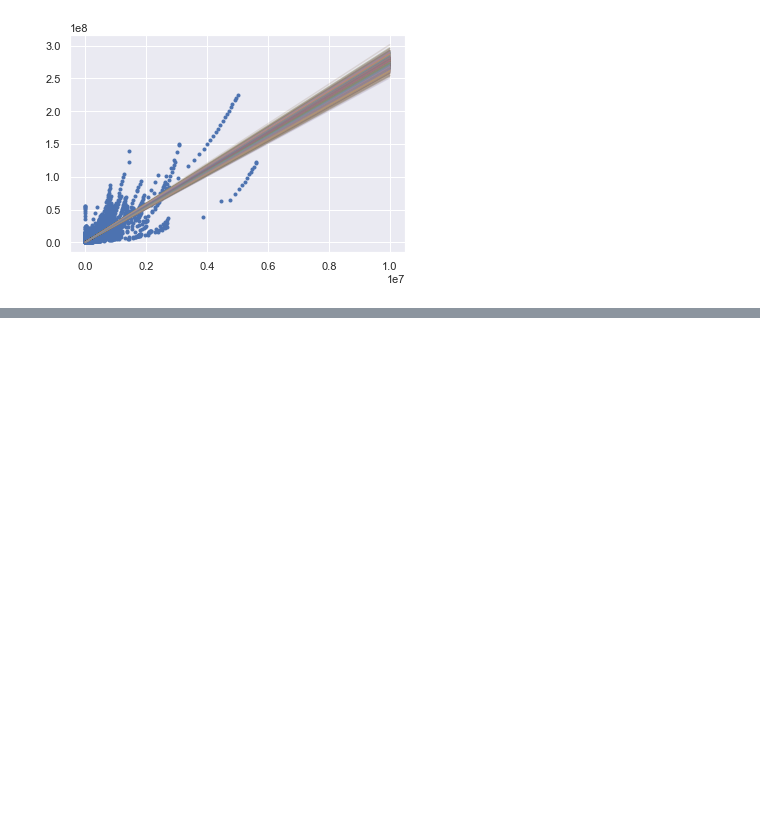
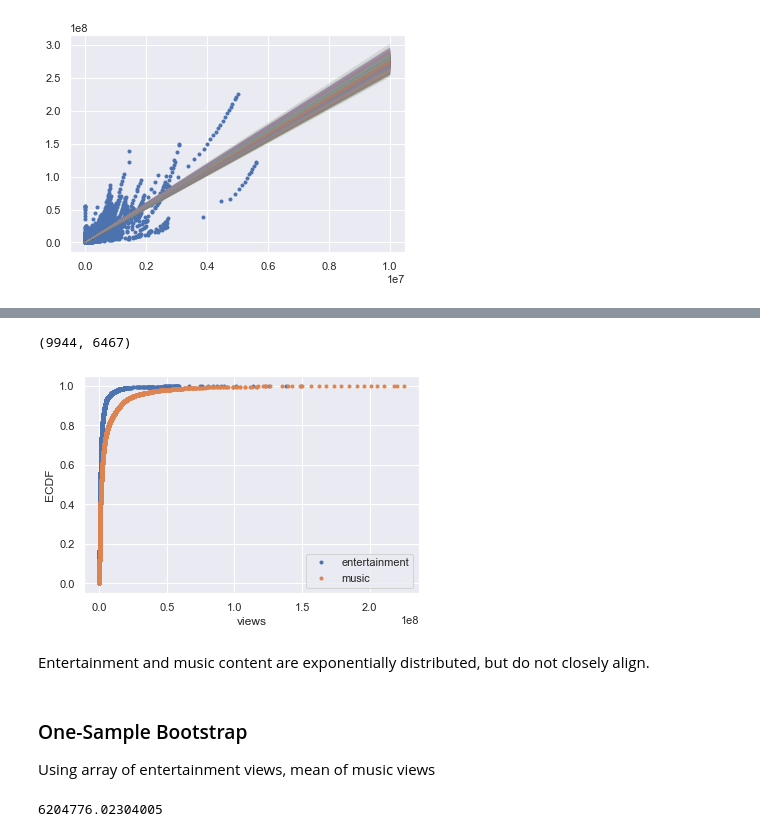
Before and after one commit to bakabbyy/youtube-trending, a Jupyter notebook: stats.ipynb, the cells around one changed output, grey strips where cells are left out. Cells and saved outputs as stored; diff of their text form; code cells hidden in the pictures; blank space fills up the shorter version.

```diff
--- a/stats.ipynb
+++ b/stats.ipynb
@@ -105,0 +130,38 @@ The confidence interval of the intercept of the LLS regression is:  [221096.7623
+# %%
+ent_views = df[df['category'] == 'Entertainment'].views
+music_views = df[df['category'] == 'Music'].views
+# %%
+ent_views.size, music_views.size
+# %% [output]
+(9944, 6467)
+# %%
+# entertainment ecdf
+n_1 = ent_views.size
+x_1 = np.sort(ent_views)
+y_1 = np.arange(1, n_1+1) / n_1
+
+plt.plot(x_1, y_1, marker='.', linestyle='none')
+
+# music ecdf
+n_2 = music_views.size
+x_2 = np.sort(music_views)
+y_2 = np.arange(1, n_2+1) / n_2
+
+plt.plot(x_2, y_2, marker='.', linestyle='none')
+
+# labels
+plt.xlabel('views')
+plt.ylabel('ECDF')
+plt.legend(['entertainment', 'music']);
+# %% [output]
+[figure, added]
+# %% [markdown]
+Entertainment and music content are exponentially distributed, but do not closely align.
+# %% [markdown]
+### One-Sample Bootstrap
+Using array of entertainment views, mean of music views
+# %%
+mean_views_music = np.mean(music_views)
+mean_views_music
+# %% [output]
+6204776.02304005
```
Also changed, not shown: parts of 17 cells of this notebook.
